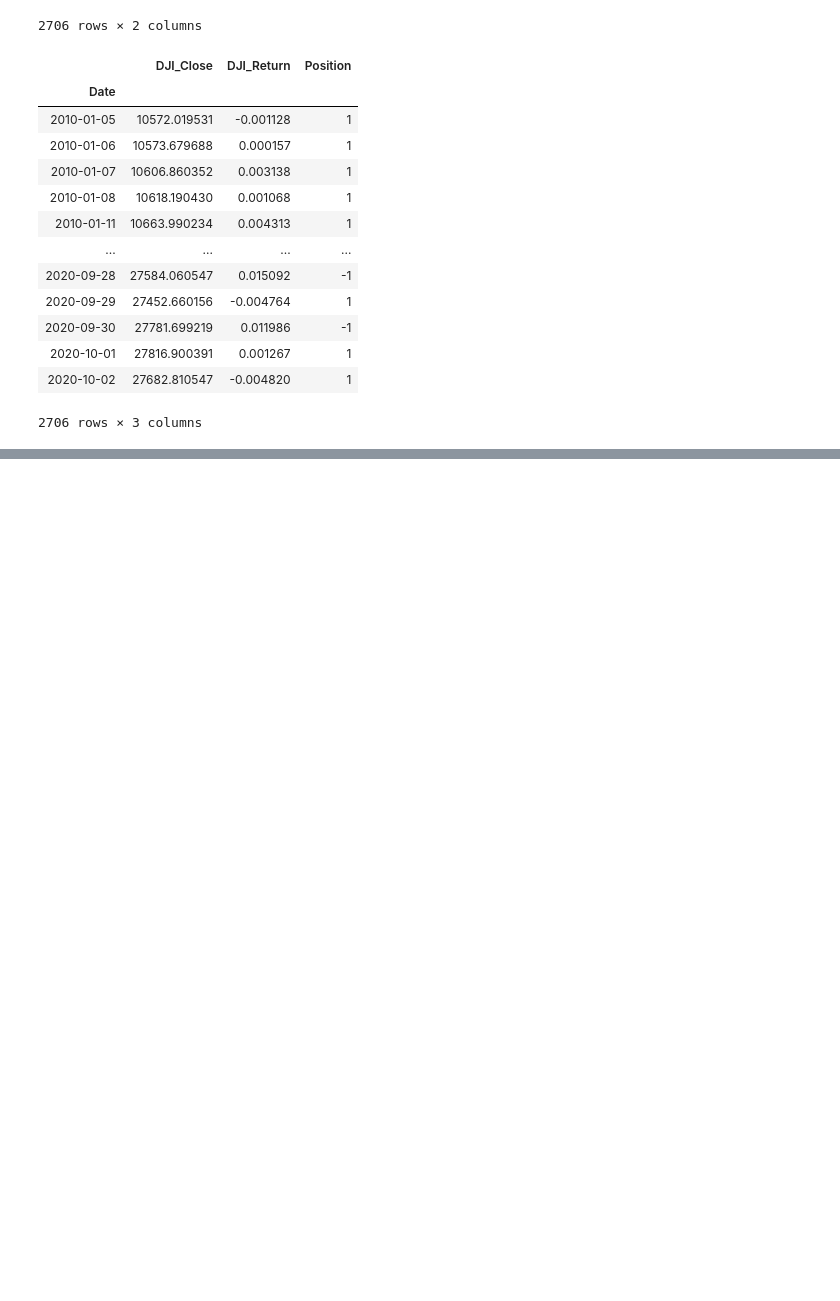
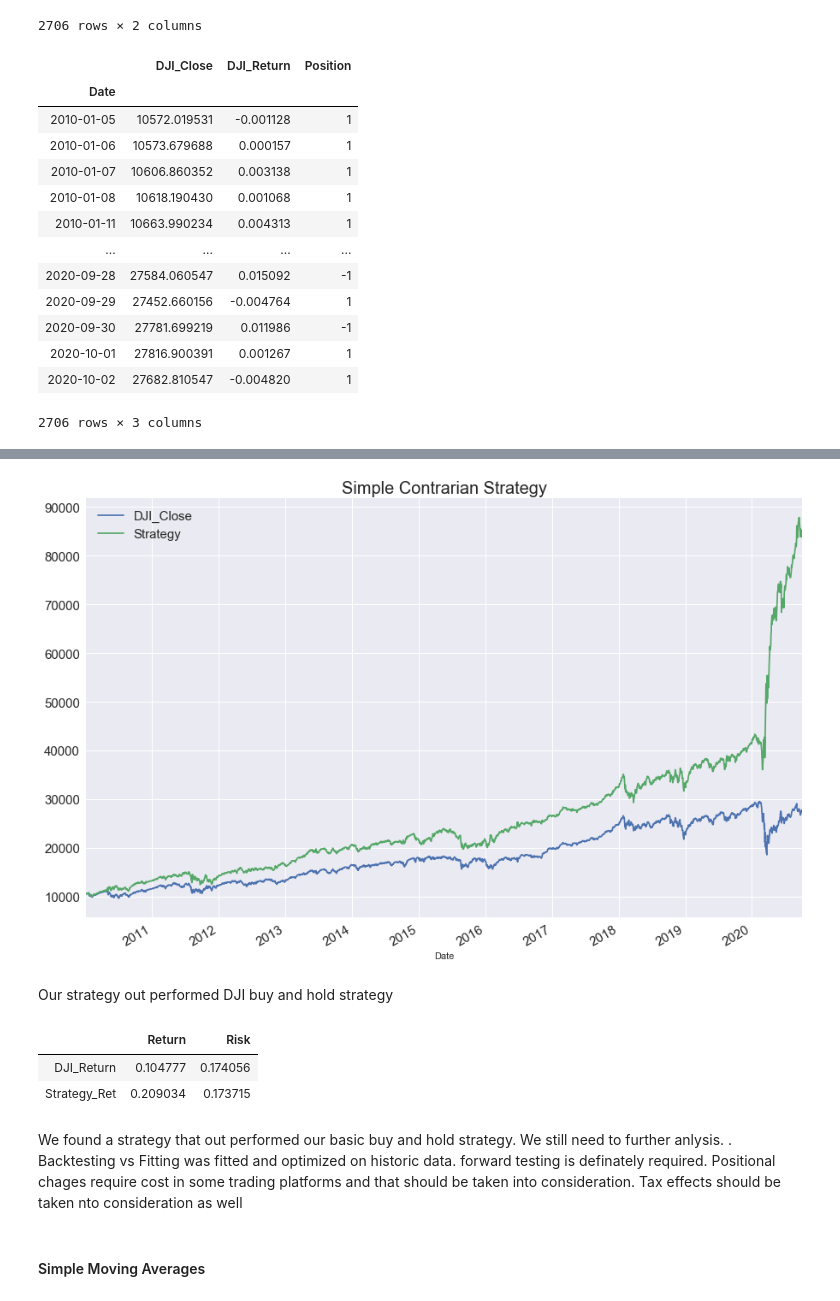
Before and after one commit to Dantarshi/DJI--Trading-Strategies-, a Jupyter notebook: DJI Strategy.ipynb, the cells around one changed output, grey strips where cells are left out. Cells and saved outputs as stored; diff of their text form; code cells hidden in the pictures; blank space fills up the shorter version.

```diff
--- a/DJI Strategy.ipynb
+++ b/DJI Strategy.ipynb
@@ -791,3 +791,7 @@ df_f
 | 2020-10-01 | 27816.900391 | 0.001267 | 1 |
 | 2020-10-02 | 27682.810547 | -0.004820 | 1 |
 2706 rows × 3 columns
+# %%
+# creating column for our strategy
+df_f["Strategy_Ret"] = df_f["Position"].shift()* df_f["DJI_Return"]
+df_f
@@ -793,0 +813,4 @@ df_f
+# %%
+# converting our strategy to dji
+df_f["Strategy"] = df_f.Strategy_Ret.add(1, fill_value = 0).cumprod() * df_f.iloc[0,0]
+df_f
@@ -793,0 +832,21 @@ df_f
+# %%
+# Plotting dji and our strategy
+df_f[["DJI_Close", "Strategy"]].plot(figsize = (15,10), fontsize = 15)
+plt.legend(fontsize = 15)
+plt.title("Simple Contrarian Strategy", fontsize = 20)
+plt.show()
+# %% [output]
+[figure, added]
+# %% [markdown]
+Our strategy out performed DJI buy and hold strategy
+# %%
+# summary of return and risk
+summary_ann(df_f[["DJI_Return", "Strategy_Ret"]])
+# %% [output]
+|  | Return | Risk |
+| DJI_Return | 0.104777 | 0.174056 |
+| Strategy_Ret | 0.209034 | 0.173715 |
+# %% [markdown]
+We found a strategy that out performed our basic buy and hold strategy. We still need to further anlysis. . Backtesting vs Fitting was fitted and optimized on historic data. forward testing is definately required. Positional chages require cost in some trading platforms and that should be taken into consideration. Tax effects should be taken nto consideration as well
+# %% [markdown]
+#### Simple Moving Averages
```
Also changed, not shown: parts of 15 cells of this notebook.
